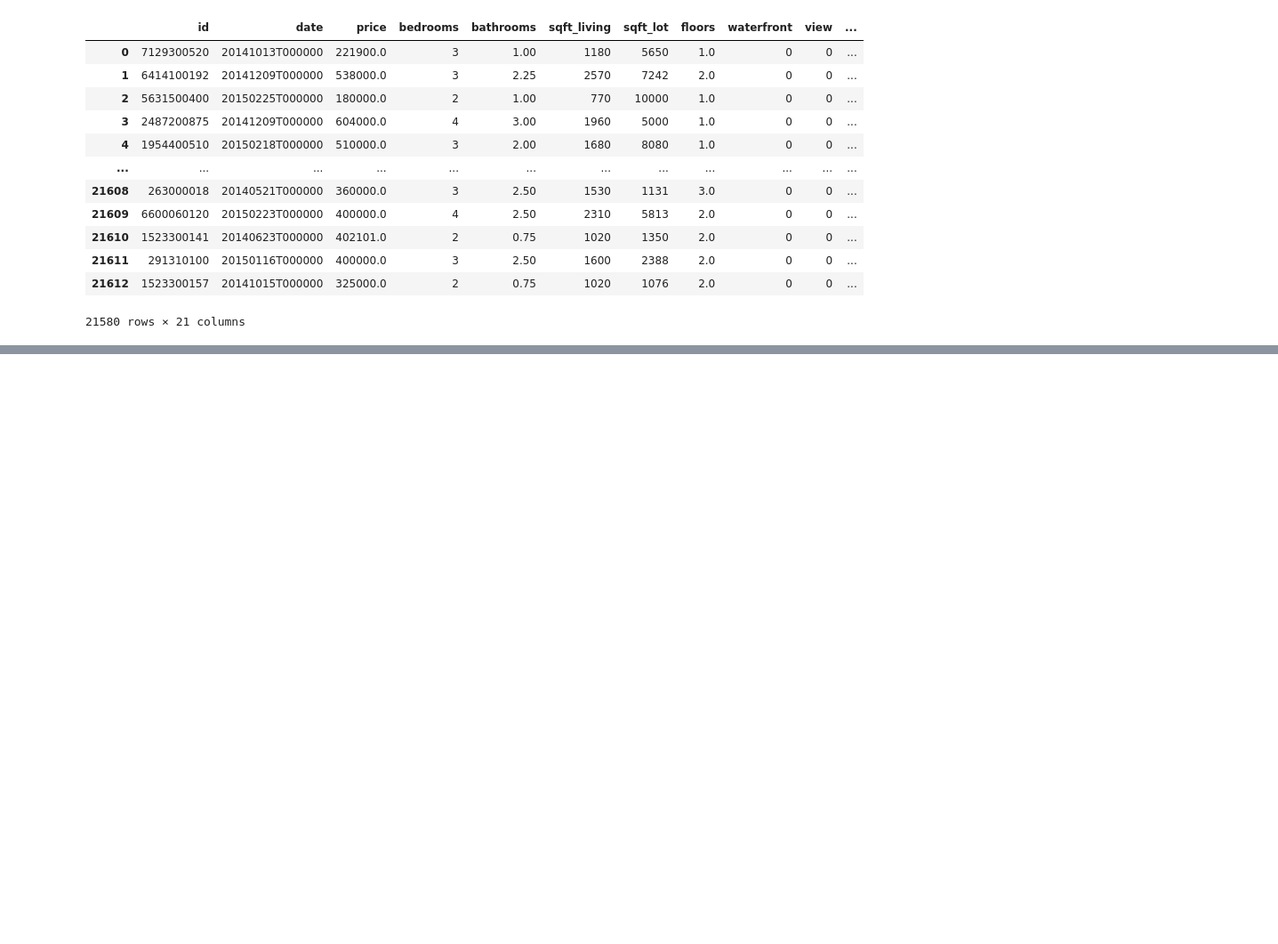
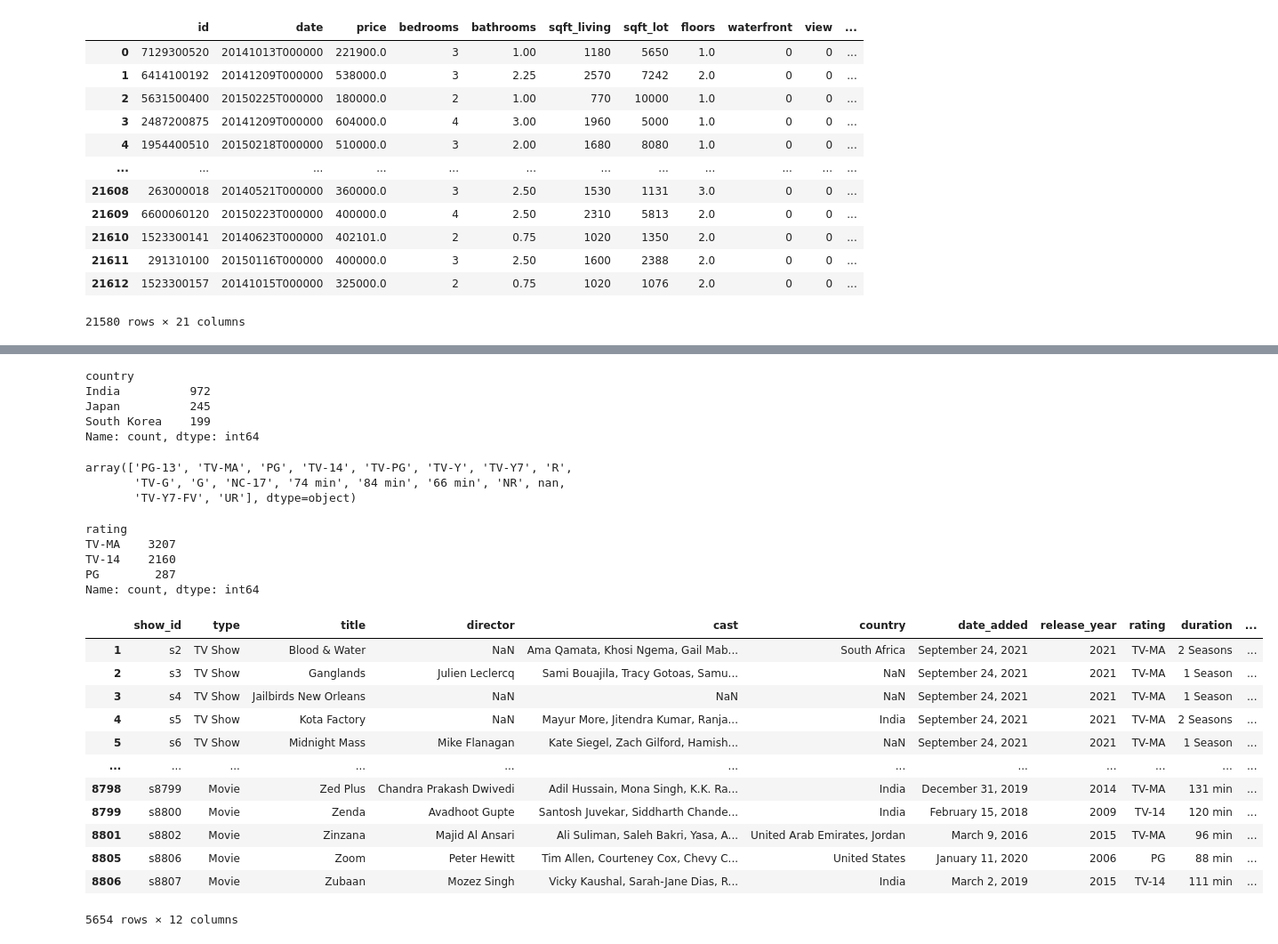
Before and after one commit to harshitgupta240197/Python, a Jupyter notebook: Pandas/Core_Concepts/Filtering.ipynb, the cells around one changed output, grey strips where cells are left out. Shown at 89% size. Saved outputs shown, nothing was run; the diff lists cells and outputs as text; code cells hidden in the pictures; blank space fills up the shorter version.

```diff
--- a/Pandas/Core_Concepts/Filtering.ipynb
+++ b/Pandas/Core_Concepts/Filtering.ipynb
@@ -165,0 +197,39 @@ houses[houses['grade'].between(5,13)]
+# %%
+netflix[netflix['country'].isin(countries)].country.value_counts()
+# %% [output]
+country
+India          972
+Japan          245
+South Korea    199
+Name: count, dtype: int64
+# %%
+netflix['rating'].unique()
+# %% [output]
+array(['PG-13', 'TV-MA', 'PG', 'TV-14', 'TV-PG', 'TV-Y', 'TV-Y7', 'R',
+       'TV-G', 'G', 'NC-17', '74 min', '84 min', '66 min', 'NR', nan,
+       'TV-Y7-FV', 'UR'], dtype=object)
+# %%
+selected_ratings = ['TV-MA', 'PG', 'TV-14']
+netflix[netflix['rating'].isin(selected_ratings)].rating.value_counts()
+# %% [output]
+rating
+TV-MA    3207
+TV-14    2160
+PG        287
+Name: count, dtype: int64
+# %%
+netflix[netflix['rating'].isin(selected_ratings)]
+# %% [output]
+|  | show_id | type | title | director | cast | country | date_added | release_year | rating | duration | ... |
+| 1 | s2 | TV Show | Blood & Water | NaN | Ama Qamata, Khosi Ngema, Gail Mab... | South Africa | September 24, 2021 | 2021 | TV-MA | 2 Seasons | ... |
+| 2 | s3 | TV Show | Ganglands | Julien Leclercq | Sami Bouajila, Tracy Gotoas, Samu... | NaN | September 24, 2021 | 2021 | TV-MA | 1 Season | ... |
+| 3 | s4 | TV Show | Jailbirds New Orleans | NaN | NaN | NaN | September 24, 2021 | 2021 | TV-MA | 1 Season | ... |
+| 4 | s5 | TV Show | Kota Factory | NaN | Mayur More, Jitendra Kumar, Ranja... | India | September 24, 2021 | 2021 | TV-MA | 2 Seasons | ... |
+| 5 | s6 | TV Show | Midnight Mass | Mike Flanagan | Kate Siegel, Zach Gilford, Hamish... | NaN | September 24, 2021 | 2021 | TV-MA | 1 Season | ... |
+| ... | ... | ... | ... | ... | ... | ... | ... | ... | ... | ... | ... |
+| 8798 | s8799 | Movie | Zed Plus | Chandra Prakash Dwivedi | Adil Hussain, Mona Singh, K.K. Ra... | India | December 31, 2019 | 2014 | TV-MA | 131 min | ... |
+| 8799 | s8800 | Movie | Zenda | Avadhoot Gupte | Santosh Juvekar, Siddharth Chande... | India | February 15, 2018 | 2009 | TV-14 | 120 min | ... |
+| 8801 | s8802 | Movie | Zinzana | Majid Al Ansari | Ali Suliman, Saleh Bakri, Yasa, A... | United Arab Emirates, Jordan | March 9, 2016 | 2015 | TV-MA | 96 min | ... |
+| 8805 | s8806 | Movie | Zoom | Peter Hewitt | Tim Allen, Courteney Cox, Chevy C... | United States | January 11, 2020 | 2006 | PG | 88 min | ... |
+| 8806 | s8807 | Movie | Zubaan | Mozez Singh | Vicky Kaushal, Sarah-Jane Dias, R... | India | March 2, 2019 | 2015 | TV-14 | 111 min | ... |
+5654 rows × 12 columns
```
Also changed, not shown: parts of 5 cells of this notebook.
